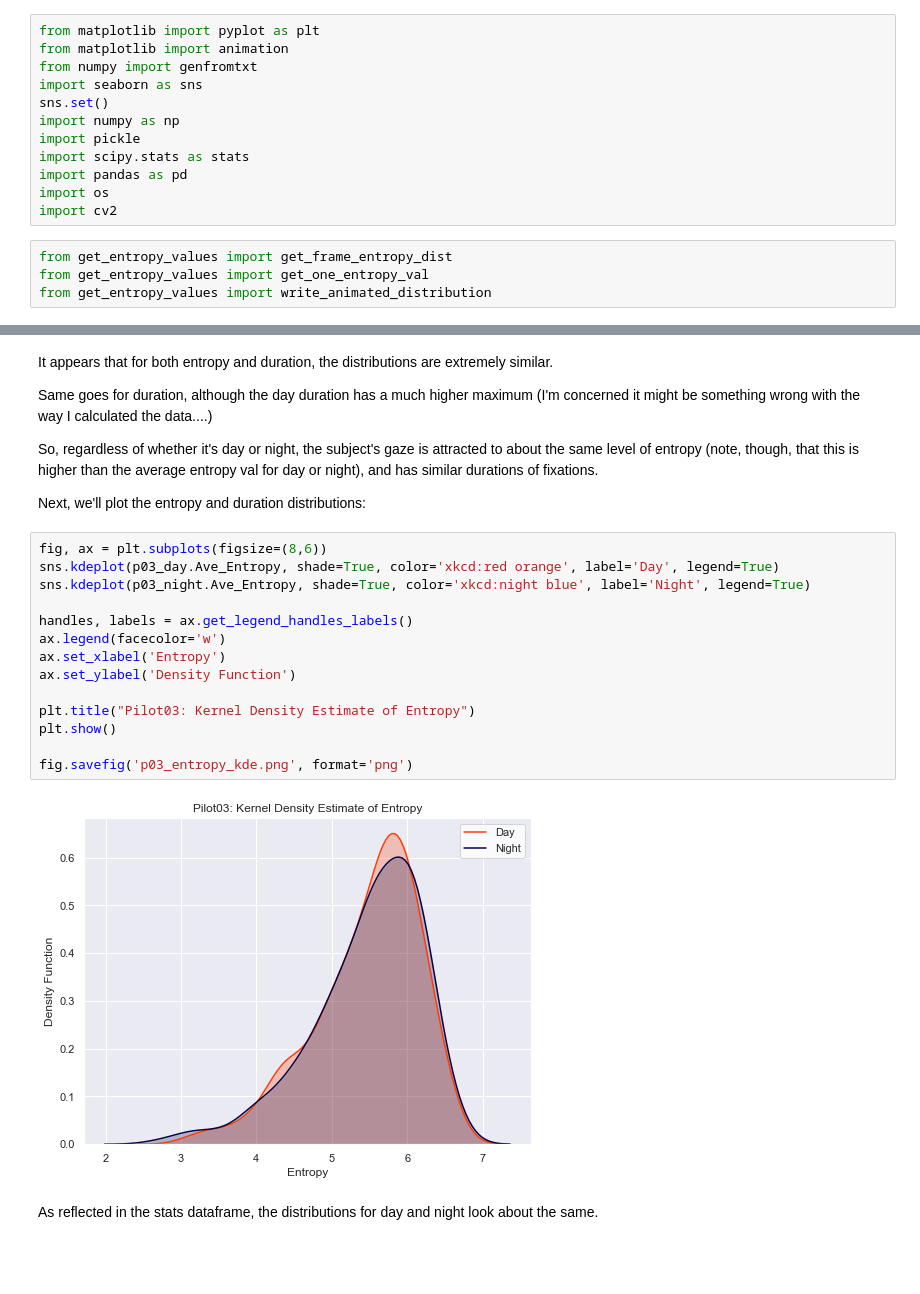
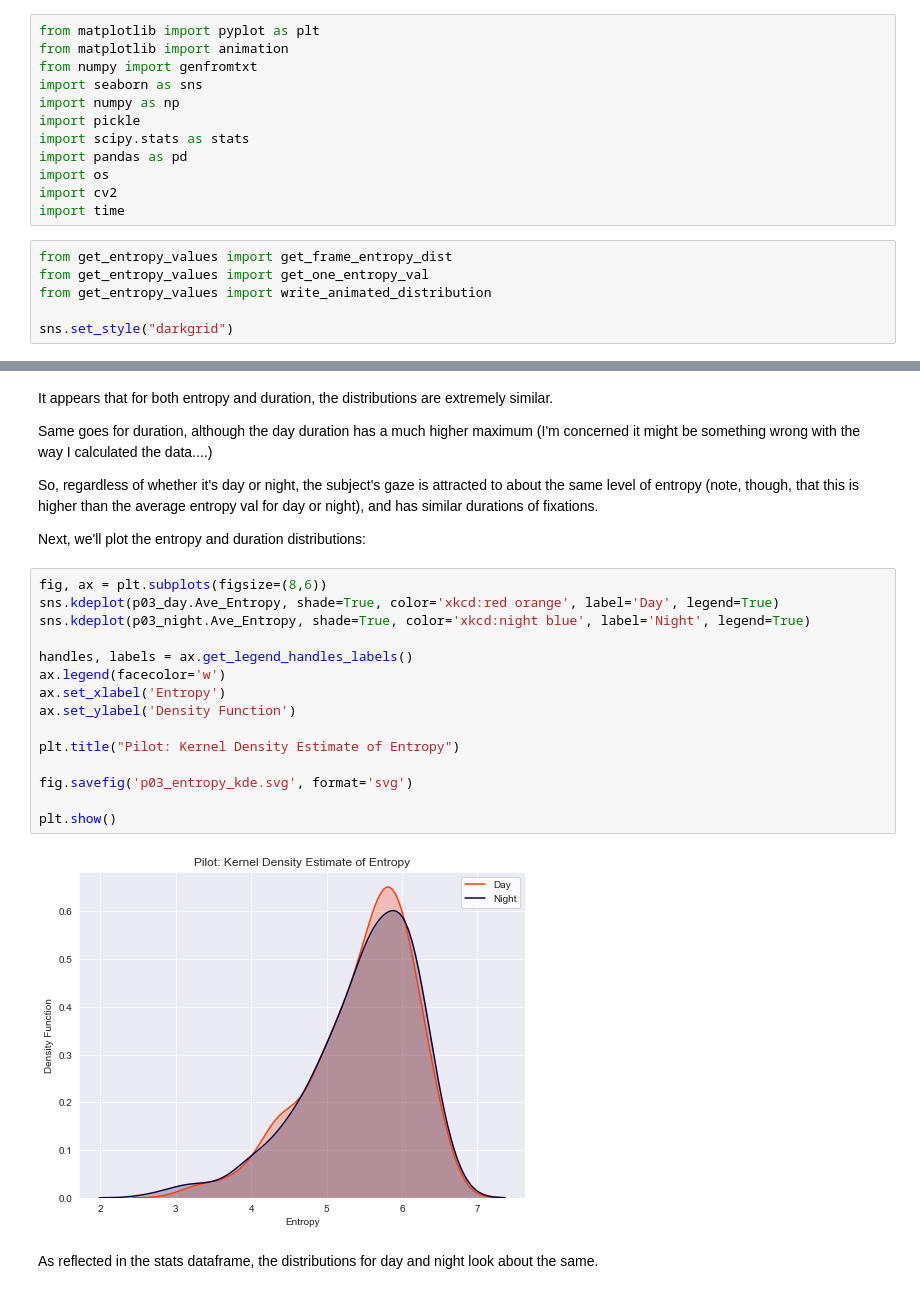
Before and after one commit to sydneykessler/street_view, a Jupyter notebook: entropy_plots.ipynb, the cells around one changed output, grey strips where cells are left out. Drawn from its saved outputs; the diff is of its cells as text; blank space fills up the shorter version.

```diff
--- a/entropy_plots.ipynb
+++ b/entropy_plots.ipynb
@@ -3,17 +3,19 @@ from matplotlib import pyplot as plt
 from matplotlib import animation
 from numpy import genfromtxt
 import seaborn as sns
-sns.set()
 import numpy as np
 import pickle
 import scipy.stats as stats
 import pandas as pd
 import os
 import cv2
+import time
 # %%
 from get_entropy_values import get_frame_entropy_dist
 from get_entropy_values import get_one_entropy_val
 from get_entropy_values import write_animated_distribution
+
+sns.set_style("darkgrid")
 # %%
 # videos are stored elsewhere; this is the path to get to them
 vid_path = '/Users/sydney/Documents/Research/SCCN/street_view_vids'
@@ -124,19 +126,20 @@ Next, we'll plot the entropy and duration distributions:
 # %%
 fig, ax = plt.subplots(figsize=(8,6))
 sns.kdeplot(p03_day.Ave_Entropy, shade=True, color='xkcd:red orange', label='Day', legend=True)
 sns.kdeplot(p03_night.Ave_Entropy, shade=True, color='xkcd:night blue', label='Night', legend=True)
 
 handles, labels = ax.get_legend_handles_labels()
 ax.legend(facecolor='w')
 ax.set_xlabel('Entropy')
 ax.set_ylabel('Density Function')
 
-plt.title("Pilot03: Kernel Density Estimate of Entropy")
+plt.title("Pilot: Kernel Density Estimate of Entropy")
+
+fig.savefig('p03_entropy_kde.svg', format='svg')
+
 plt.show()
-
-fig.savefig('p03_entropy_kde.png', format='png')
 # %% [output]
-[figure, old version]
+[figure, new version]
 # %% [markdown]
 As reflected in the stats dataframe, the distributions for day and night look about the same.
 # %%
```
Also changed, not shown: parts of 36 cells of this notebook, 2 other files.
